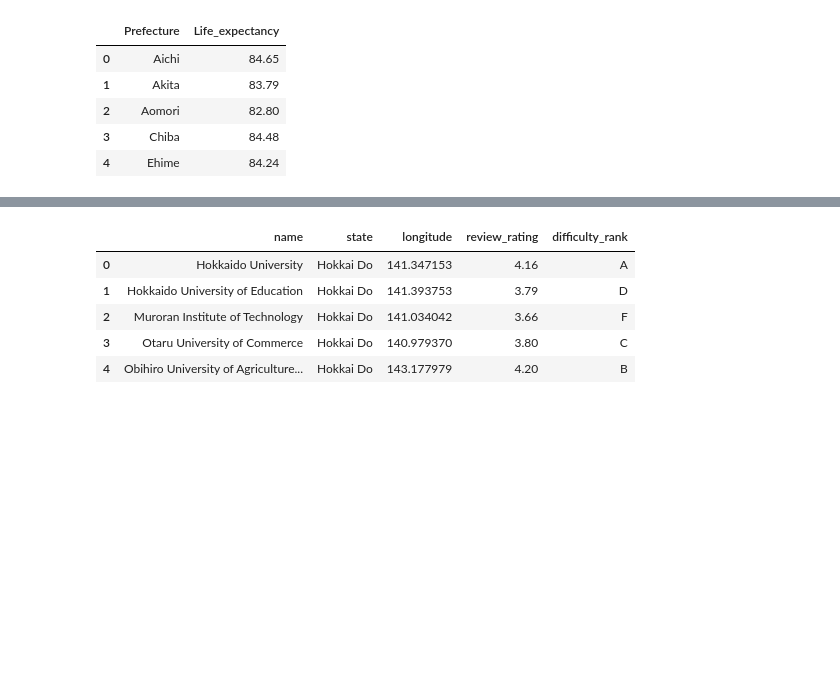
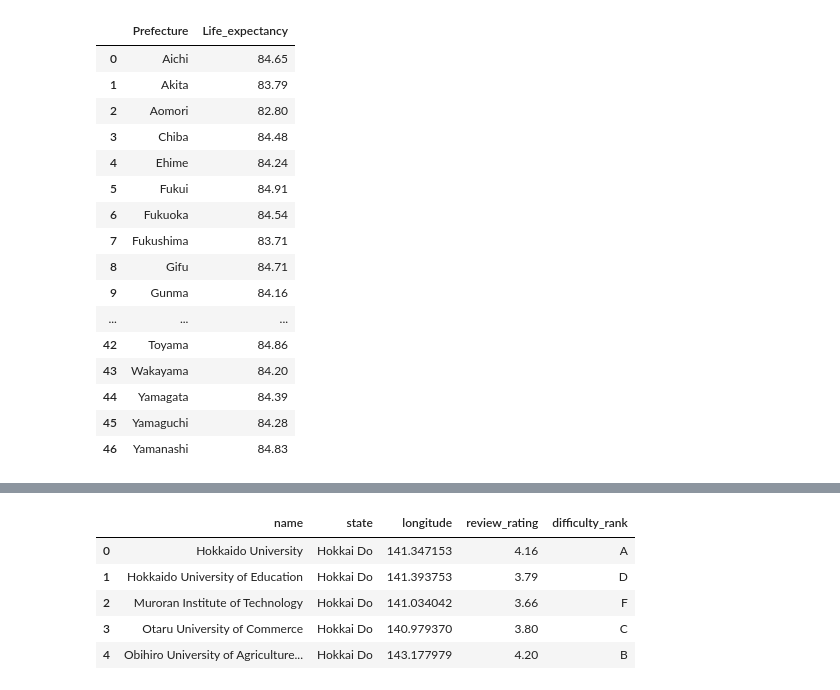
Before and after one commit to Dizzybelle/Project-3, a Jupyter notebook: Datacleaning.ipynb, the cells around one changed output, grey strips where cells are left out. Saved outputs shown, nothing was run; the diff lists cells and outputs as text; code cells hidden in the pictures; blank space fills up the shorter version.

```diff
--- a/Datacleaning.ipynb
+++ b/Datacleaning.ipynb
@@ -10,14 +11,26 @@ pref_lat_long = Path("data/japan_prefecture_latlng.csv")
 cities_lat_long = Path("data/worldcities.csv")
 cities = Path("data/cities_in_japan_2023.csv")
 # %%
+#clean up DF
 life_expdf = pd.read_csv(life_exp)
 life_expdf = life_expdf[['Prefecture','Life_expectancy']]
-life_expdf.head()
+life_expdf.head(47)
 # %% [output]
 |  | Prefecture | Life_expectancy |
 | 0 | Aichi | 84.65 |
 | 1 | Akita | 83.79 |
 | 2 | Aomori | 82.80 |
 | 3 | Chiba | 84.48 |
 | 4 | Ehime | 84.24 |
+| 5 | Fukui | 84.91 |
+| 6 | Fukuoka | 84.54 |
+| 7 | Fukushima | 83.71 |
+| 8 | Gifu | 84.71 |
+| 9 | Gunma | 84.16 |
+| ... | ... | ... |
+| 42 | Toyama | 84.86 |
+| 43 | Wakayama | 84.20 |
+| 44 | Yamagata | 84.39 |
+| 45 | Yamaguchi | 84.28 |
+| 46 | Yamanashi | 84.83 |
 # %%
```
Also changed, not shown: parts of 14 cells of this notebook, 2 other files.
